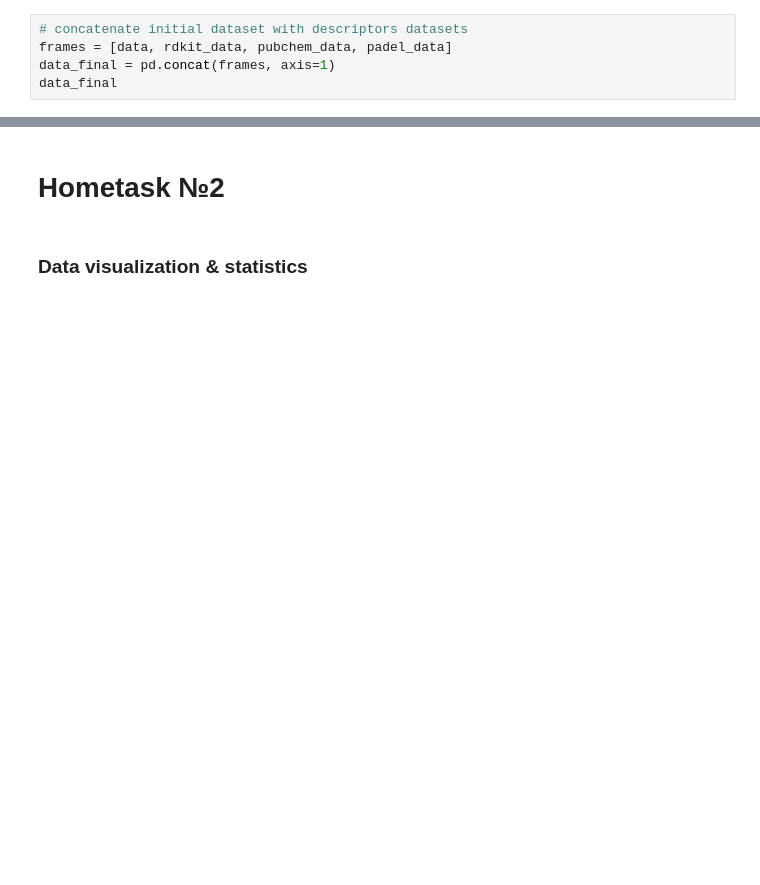
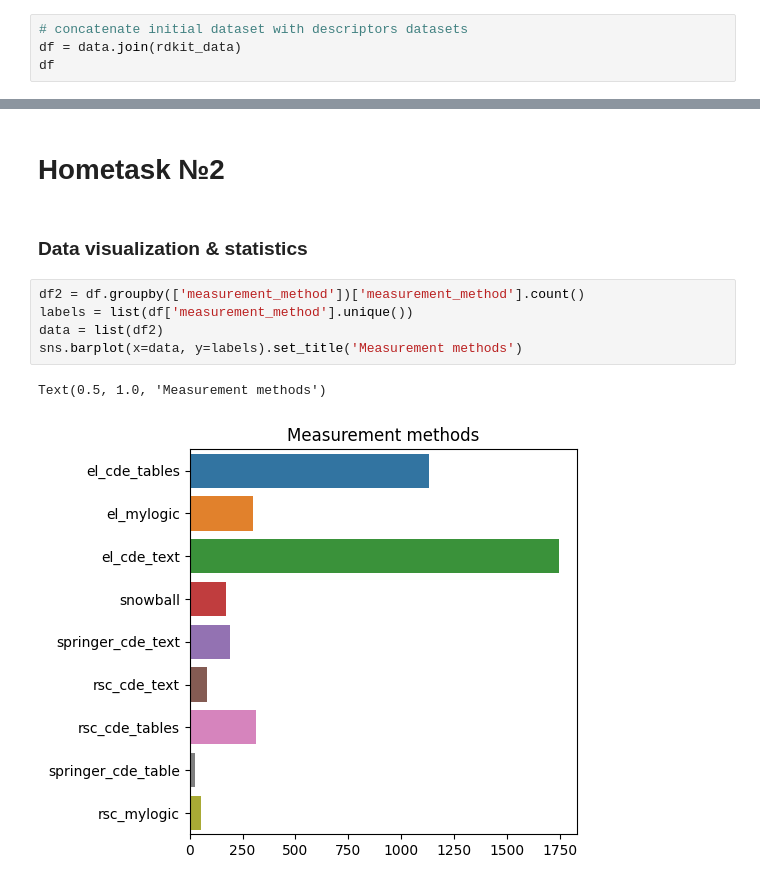
Before and after one commit to AsyaOrlova/ChemAlgorithmsCourse, a Jupyter notebook: hw_1.ipynb, the cells around one changed output, grey strips where cells are left out. Saved outputs shown, nothing was run; the diff lists cells and outputs as text; blank space fills up the shorter version.

Commit message:
added barplot

```diff
--- a/hw_1.ipynb
+++ b/hw_1.ipynb
@@ -551,5 +561,4 @@ padel_data = padel.calculate(mols)
 # %%
 # concatenate initial dataset with descriptors datasets
-frames = [data, rdkit_data, pubchem_data, padel_data]
-data_final = pd.concat(frames, axis=1)
-data_final
+df = data.join(rdkit_data)
+df
@@ -557,3 +580,11 @@ data_final
 # Hometask №2
 # %% [markdown]
 ### Data visualization & statistics
+# %%
+df2 = df.groupby(['measurement_method'])['measurement_method'].count()
+labels = list(df['measurement_method'].unique())
+data = list(df2)
+sns.barplot(x=data, y=labels).set_title('Measurement methods')
+# %% [output]
+Text(0.5, 1.0, 'Measurement methods')
+[figure, added]
```
Also changed, not shown: parts of 18 cells of this notebook.
